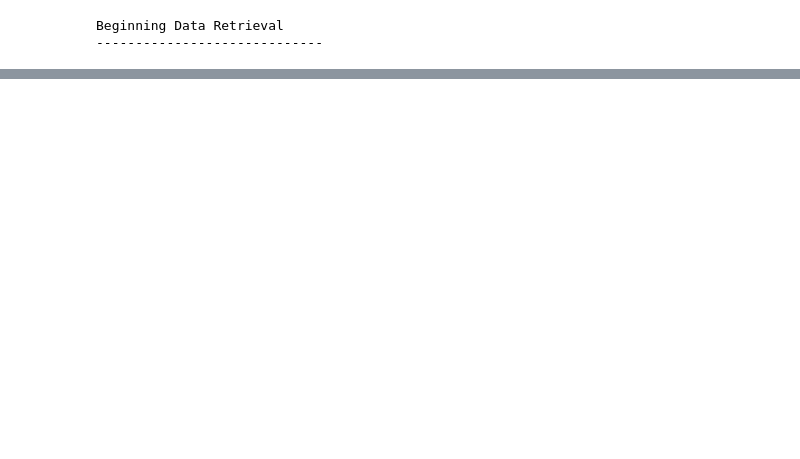
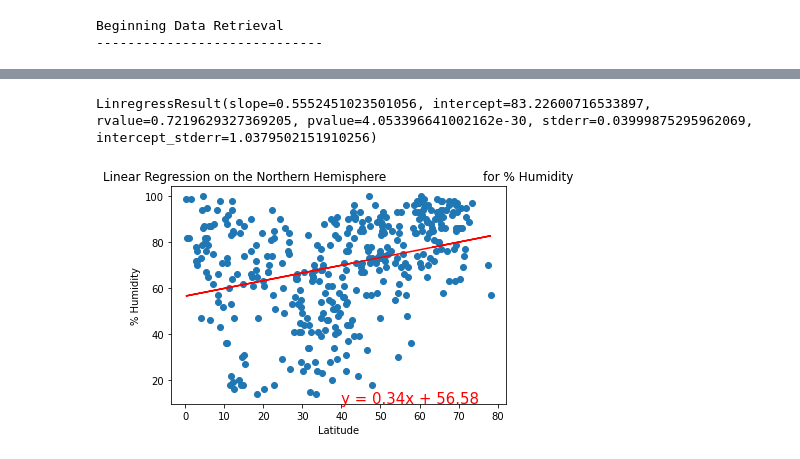
Before and after one commit to MisterAaronWong/World_Weather_Analysis, a Jupyter notebook: WeatherPy.ipynb, the cells around one changed output, grey strips where cells are left out. Cells and saved outputs as stored; diff of their text form; code cells hidden in the pictures; blank space fills up the shorter version.

```diff
--- a/WeatherPy.ipynb
+++ b/WeatherPy.ipynb
@@ -252,0 +355,15 @@ plt.show()
+# %%
+# May need to switch x and y
+linregress(southern_hemi_df["Lat"], southern_hemi_df["Max Temp"])
+# %% [output]
+LinregressResult(slope=0.5552451023501056, intercept=83.22600716533897, rvalue=0.7219629327369205, pvalue=4.053396641002162e-30, stderr=0.03999875295962069, intercept_stderr=1.0379502151910256)
+# %%
+# Linear regression on the Northern Hemisphere
+x_values = northern_hemi_df["Lat"]
+y_values = northern_hemi_df["Humidity"]
+# Call the function.
+plot_linear_regression(x_values, y_values,
+                       'Linear Regression on the Northern Hemisphere \
+                        for % Humidity', '% Humidity',(40,10))
+# %% [output]
+[figure, added]
```
Also changed, not shown: parts of 28 cells of this notebook, 7 other files.
